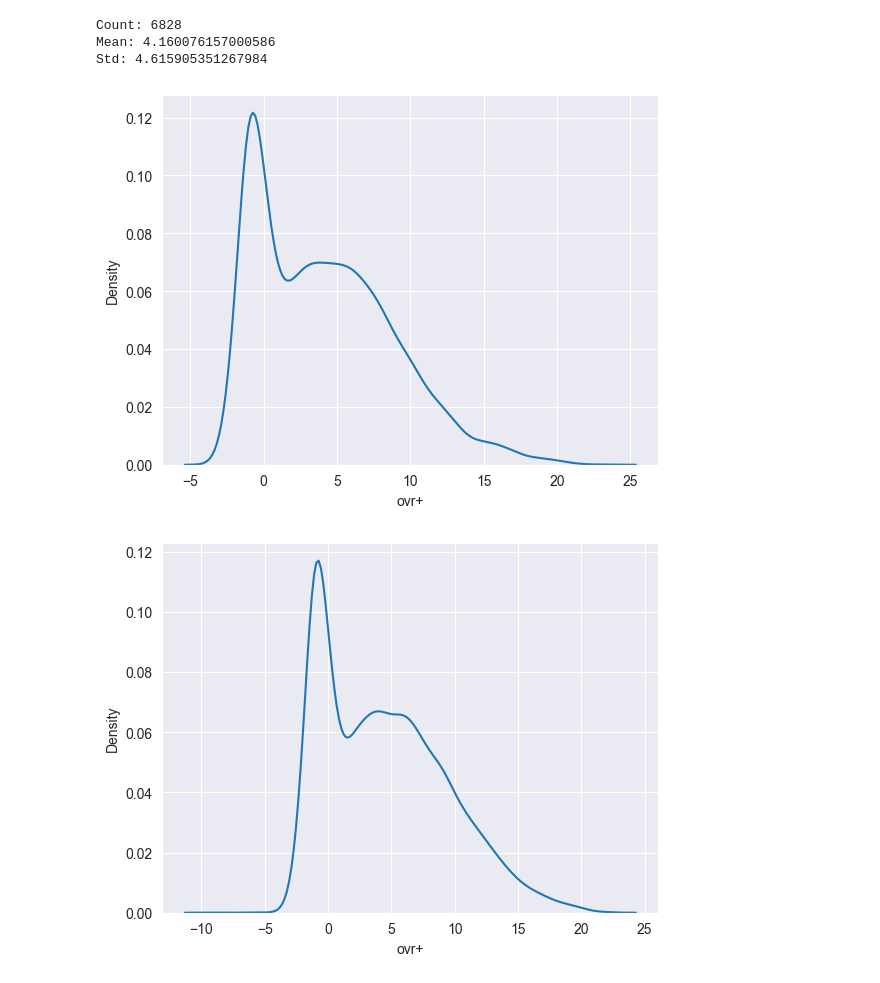
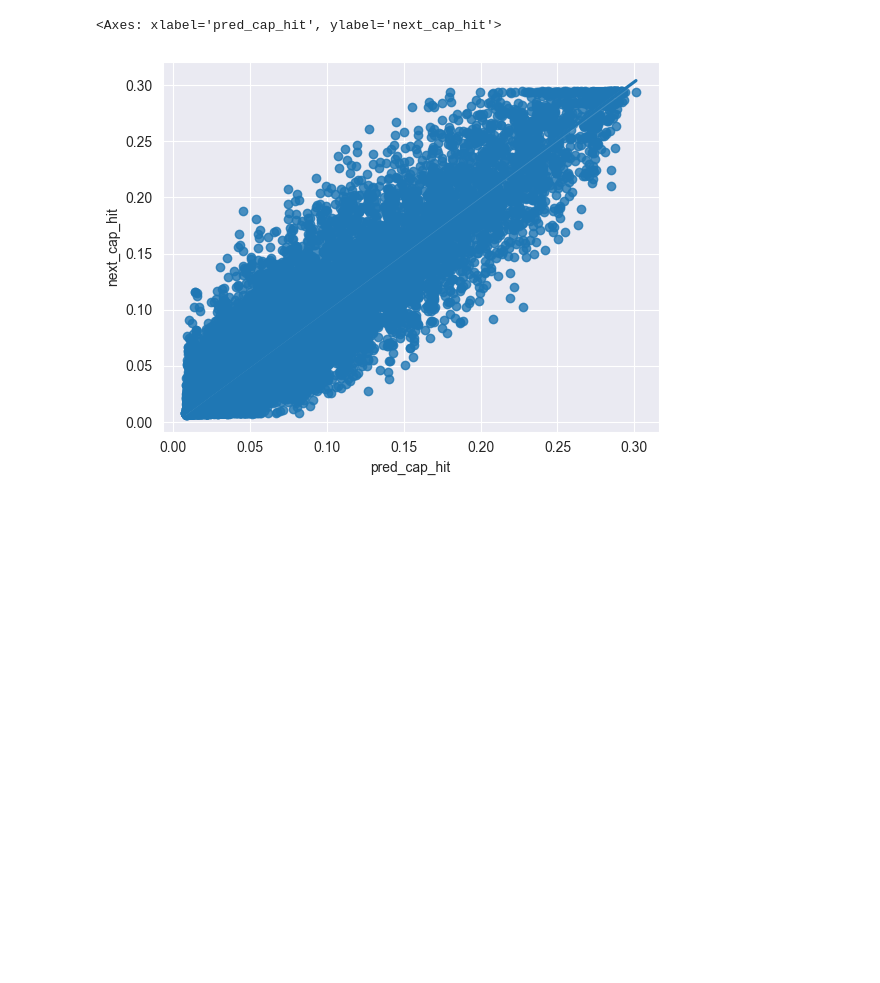
Before and after one commit to jrnastase410/streamlit-bbgm-basketball, a Jupyter notebook: notebooks/model_builds.ipynb, the cells around one changed output. Drawn from its saved outputs; the diff is of its cells as text; code cells hidden in the pictures; blank space fills up the shorter version.

```diff
--- a/notebooks/model_builds.ipynb
+++ b/notebooks/model_builds.ipynb
@@ -175,0 +194,2 @@ df['vorp_pct_cap'] = df['vorp_pct'] * 30
+# %%
+model_df['pred_cap_hit'] = model.predict(model_df[features])
@@ -176 +220,7 @@ df['vorp_pct_cap'] = df['vorp_pct'] * 30
+# %%
+import seaborn as sns
+sns.regplot(data=model_df, x='pred_cap_hit', y='next_cap_hit')
+# %% [output]
+<Axes: xlabel='pred_cap_hit', ylabel='next_cap_hit'>
+[figure, added]
 # %%
@@ -182,16 +227,0 @@ df['ovr+'] = df.groupby('pid')['ovr'].shift(-1) - df['ovr']
-# %%
-import seaborn as sns
-import matplotlib.pyplot as plt
-age = 19
-kde_19 = sns.kdeplot(df[df.age.isin([age, age-1])][['age','ovr','ovr+']].dropna()['ovr+'])
-plt.figure()
-kde_20 = sns.kdeplot(df[df.age == (age + 1)][['age','ovr','ovr+']].dropna()['ovr+'])
-print(f"Count: {df[df.age == age]['ovr+'].count()}")
-print(f"Mean: {df[df.age == age]['ovr+'].mean()}")
-print(f"Std: {df[df.age == age]['ovr+'].std()}")
-# %% [output]
-Count: 6828
-Mean: 4.160076157000586
-Std: 4.615905351267984
-[figure, removed]
-[figure, removed]
```
Also changed, not shown: parts of 26 cells of this notebook, 9 other files.
